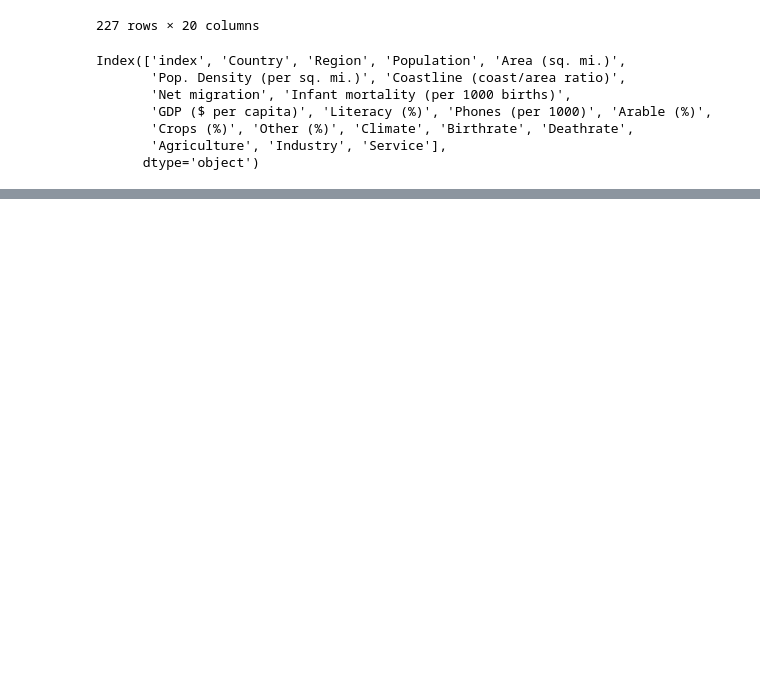
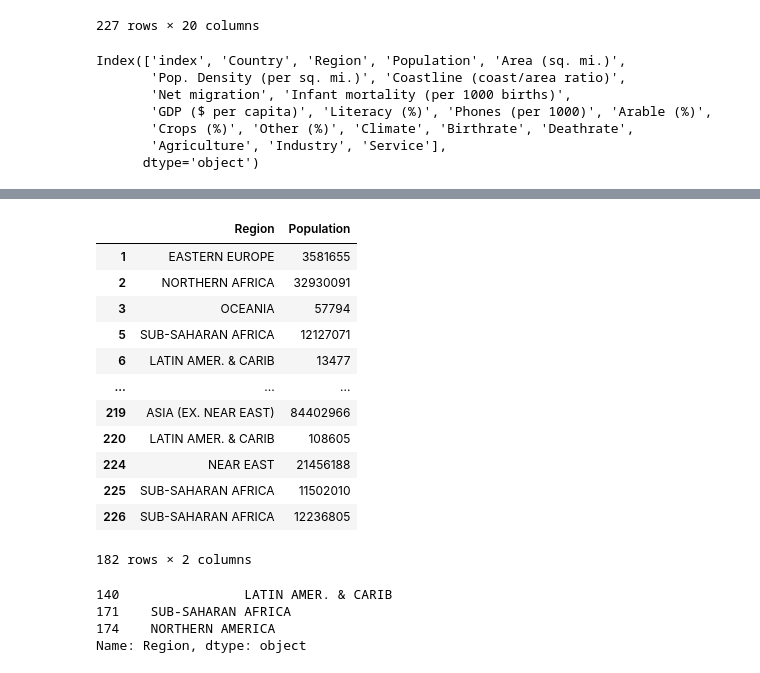
Before and after one commit to AntonShih/pandas_practice, a Jupyter notebook: indexing_filtering.ipynb, the cells around one changed output, grey strips where cells are left out. Saved outputs shown, nothing was run; the diff lists cells and outputs as text; code cells hidden in the pictures; blank space fills up the shorter version.

```diff
--- a/indexing_filtering.ipynb
+++ b/indexing_filtering.ipynb
@@ -247,0 +297,17 @@ Index(['index', 'Country', 'Region', 'Population', 'Area (sq. mi.)',
+# %%
+low_migration_filter = (country_info['Net migration'] < '100')
+country_info.loc[low_migration_filter, ['Region', 'Population']] # 查看净迁移率小于100的国家信息
+# %% [output]
+|  | Region | Population |
+| 1 | EASTERN EUROPE | 3581655 |
+| 2 | NORTHERN AFRICA | 32930091 |
+| 3 | OCEANIA | 57794 |
+| 5 | SUB-SAHARAN AFRICA | 12127071 |
+| 6 | LATIN AMER. & CARIB | 13477 |
+| ... | ... | ... |
+| 219 | ASIA (EX. NEAR EAST) | 84402966 |
+| 220 | LATIN AMER. & CARIB | 108605 |
+| 224 | NEAR EAST | 21456188 |
+| 225 | SUB-SAHARAN AFRICA | 11502010 |
+| 226 | SUB-SAHARAN AFRICA | 12236805 |
+182 rows × 2 columns
@@ -247,0 +316,8 @@ Index(['index', 'Country', 'Region', 'Population', 'Area (sq. mi.)',
+# %%
+country_info.loc[and_filter, 'Region'] # 获取满足AND条件国家的Region信息
+country_info.loc[(country_info['Deathrate'] > '1000') & (country_info['Population'] < 10000), 'Region'] # 和以上相同
+# %% [output]
+140                LATIN AMER. & CARIB
+171    SUB-SAHARAN AFRICA
+174    NORTHERN AMERICA
+Name: Region, dtype: object
```
Also changed, not shown: parts of 15 cells of this notebook.
